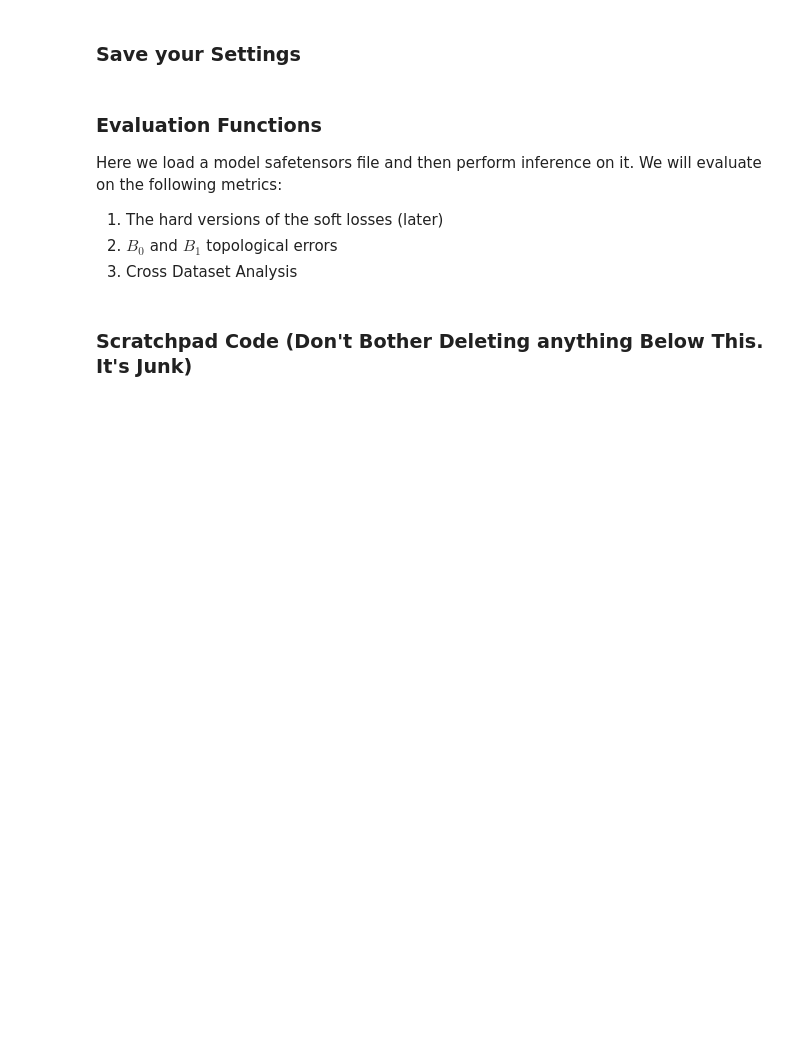
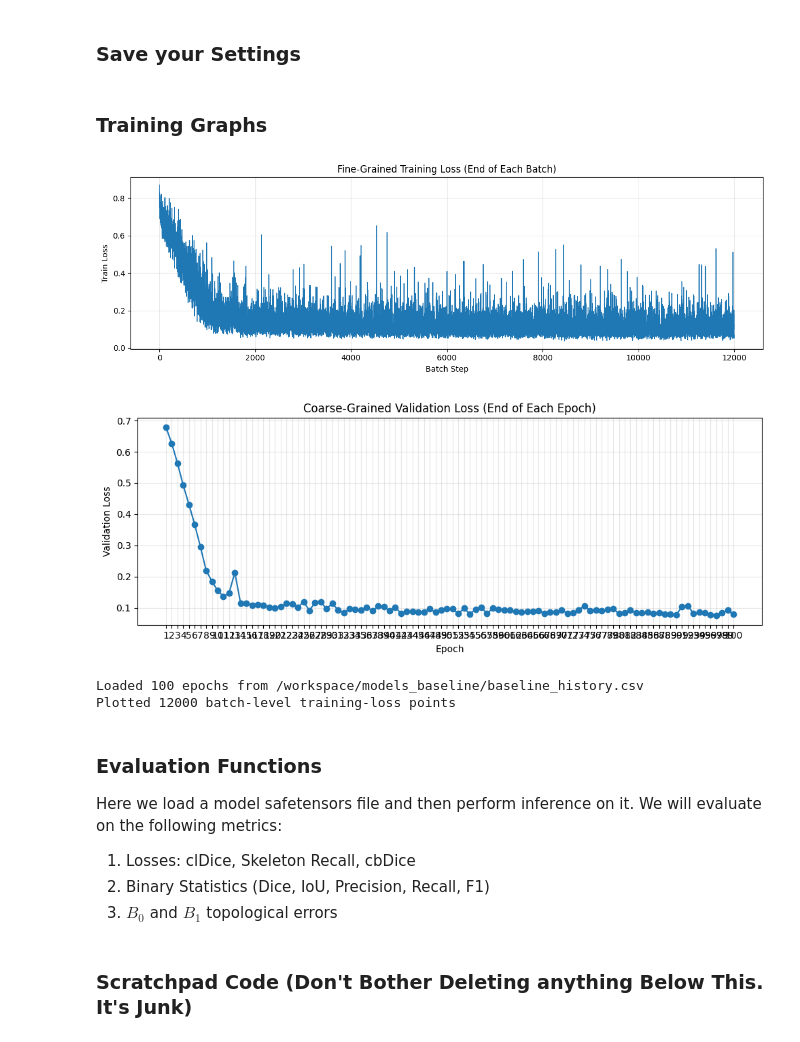
Before and after one commit to UML-CV-2026/final_submission, a Jupyter notebook: main.ipynb, the cells around one changed output. Drawn from its saved outputs; the diff is of its cells as text; code cells hidden in the pictures; blank space fills up the shorter version.

Commit message:
feat: add training graphs

```diff
--- a/main.ipynb
+++ b/main.ipynb
@@ -274,11 +274,64 @@ history_df.to_csv("/workspace/models/baseline_history.csv", index=False)
+# %% [markdown]
+### Training Graphs
+# %%
+import ast
+import pandas as pd
+import matplotlib.pyplot as plt
+
+history_csv = "/workspace/models_baseline/baseline_history.csv"
+history_df = pd.read_csv(history_csv)
+
+required_cols = {"epoch", "train_loss_steps", "val_loss"}
+missing_cols = required_cols - set(history_df.columns)
+if missing_cols:
+    raise ValueError(f"Missing required columns in {history_csv}: {sorted(missing_cols)}")
+
+# Parse stringified step-loss lists safely.
+train_loss_steps_per_epoch = history_df["train_loss_steps"].apply(ast.literal_eval)
+
+batch_steps = []
+train_step_losses = []
+step_idx = 1
+
+for epoch_steps in train_loss_steps_per_epoch:
+    batch_steps.extend(range(step_idx, step_idx + len(epoch_steps)))
+    train_step_losses.extend(epoch_steps)
+    step_idx += len(epoch_steps)
+
+plt.figure(figsize=(12, 4))
+plt.plot(batch_steps, train_step_losses, linewidth=1)
+plt.title("Fine-Grained Training Loss (End of Each Batch)")
+plt.xlabel("Batch Step")
+plt.ylabel("Train Loss")
+plt.grid(alpha=0.3)
+plt.tight_layout()
+plt.show()
+
+plt.figure(figsize=(10, 4))
+plt.plot(history_df["epoch"], history_df["val_loss"], marker="o", linewidth=1.5)
+plt.title("Coarse-Grained Validation Loss (End of Each Epoch)")
+plt.xlabel("Epoch")
+plt.ylabel("Validation Loss")
+plt.xticks(history_df["epoch"])
+plt.grid(alpha=0.3)
+plt.tight_layout()
+plt.show()
+
+print(f"Loaded {len(history_df)} epochs from {history_csv}")
+print(f"Plotted {len(train_step_losses)} batch-level training-loss points")
+# %% [output]
+[figure, added]
+[figure, added]
+Loaded 100 epochs from /workspace/models_baseline/baseline_history.csv
+Plotted 12000 batch-level training-loss points
 # %% [markdown]
 ### Evaluation Functions
 
 Here we load a model safetensors file and then perform inference on it. We will evaluate on the following metrics:
 
-1. The hard versions of the soft losses (later)
-2. $B_0$ and $B_1$ topological errors
-3. Cross Dataset Analysis
+1. Losses: clDice, Skeleton Recall, cbDice
+2. Binary Statistics (Dice, IoU, Precision, Recall, F1)
+3. $B_0$ and $B_1$ topological errors
 # %% [markdown]
 ### Scratchpad Code (Don't Bother Deleting anything Below This. It's Junk)
 # %%
```
Also changed, not shown: parts of 1 cell of this notebook.
